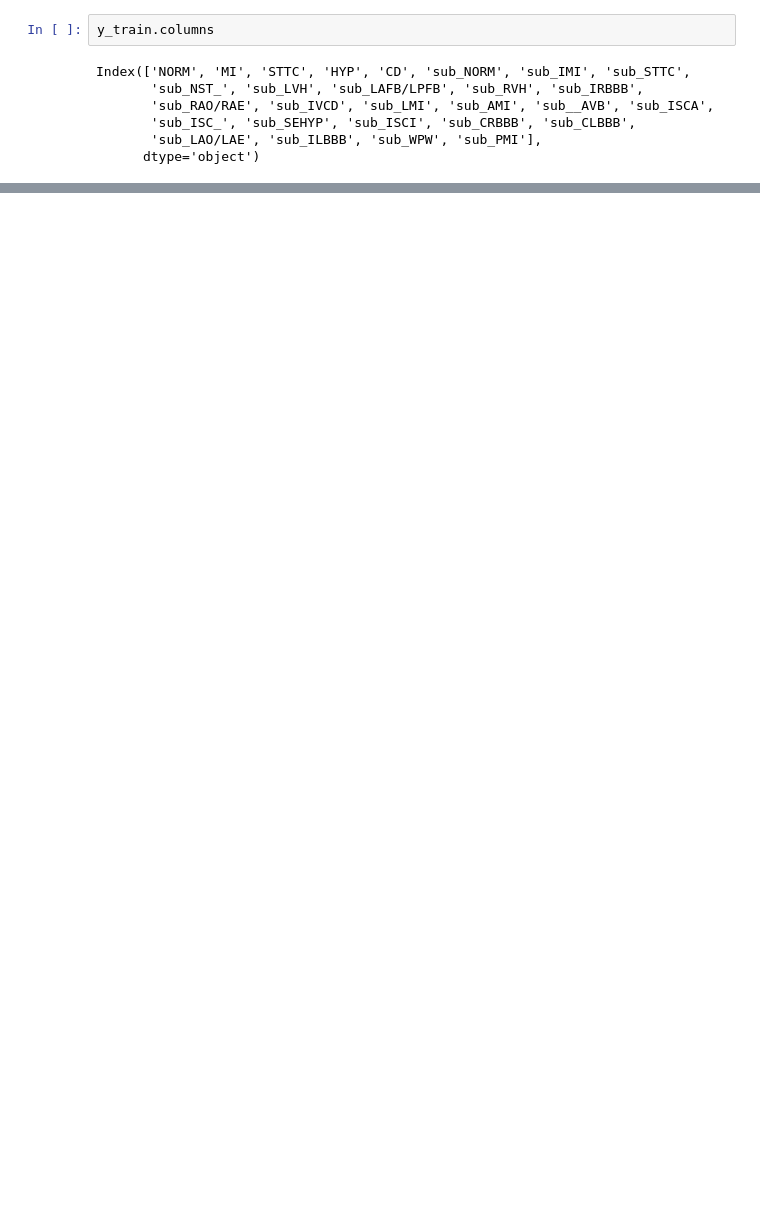
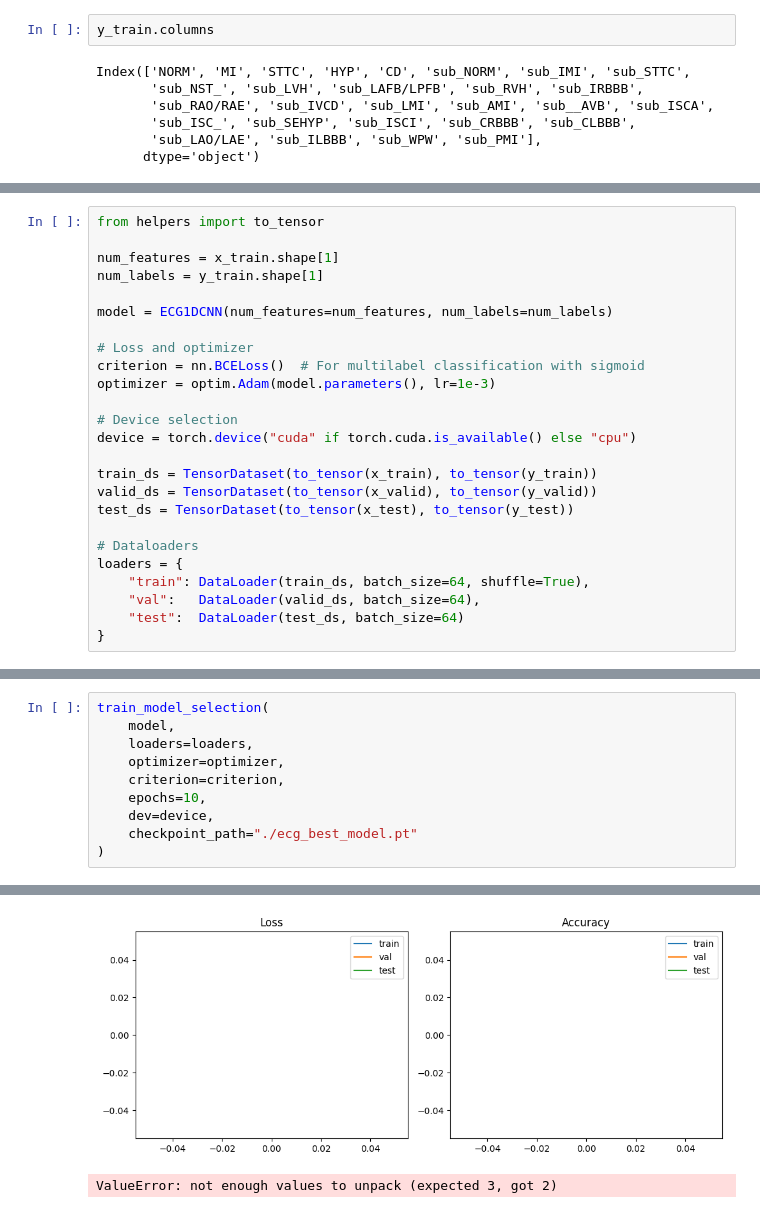
Before and after one commit to HenrikLogJacobsen/DL_UNICT, a Jupyter notebook: Run_1DCNN.ipynb, the cells around one changed output, grey strips where cells are left out. Saved outputs shown, nothing was run; the diff lists cells and outputs as text; blank space fills up the shorter version.

Commit message:
1dcnn implement attempt

```diff
--- a/Run_1DCNN.ipynb
+++ b/Run_1DCNN.ipynb
@@ -37,0 +164,25 @@ Index(['NORM', 'MI', 'STTC', 'HYP', 'CD', 'sub_NORM', 'sub_IMI', 'sub_STTC',
+# %%
+from helpers import to_tensor
+
+num_features = x_train.shape[1]
+num_labels = y_train.shape[1]
+
+model = ECG1DCNN(num_features=num_features, num_labels=num_labels)
+
+# Loss and optimizer
+criterion = nn.BCELoss()  # For multilabel classification with sigmoid
+optimizer = optim.Adam(model.parameters(), lr=1e-3)
+
+# Device selection
+device = torch.device("cuda" if torch.cuda.is_available() else "cpu")
+
+train_ds = TensorDataset(to_tensor(x_train), to_tensor(y_train))
+valid_ds = TensorDataset(to_tensor(x_valid), to_tensor(y_valid))
+test_ds = TensorDataset(to_tensor(x_test), to_tensor(y_test))
+
+# Dataloaders
+loaders = {
+    "train": DataLoader(train_ds, batch_size=64, shuffle=True),
+    "val":   DataLoader(valid_ds, batch_size=64),
+    "test":  DataLoader(test_ds, batch_size=64)
+}
@@ -37,0 +282,11 @@ Index(['NORM', 'MI', 'STTC', 'HYP', 'CD', 'sub_NORM', 'sub_IMI', 'sub_STTC',
+# %%
+train_model_selection(
+    model,
+    loaders=loaders,
+    optimizer=optimizer,
+    criterion=criterion,
+    epochs=10,
+    dev=device,
+    checkpoint_path="./ecg_best_model.pt"
+)
+# %% [output]
@@ -37,0 +310,2 @@ Index(['NORM', 'MI', 'STTC', 'HYP', 'CD', 'sub_NORM', 'sub_IMI', 'sub_STTC',
+[figure, added]
+ValueError: not enough values to unpack (expected 3, got 2)
```
Also changed, not shown: parts of 10 cells of this notebook, 2 other files.
